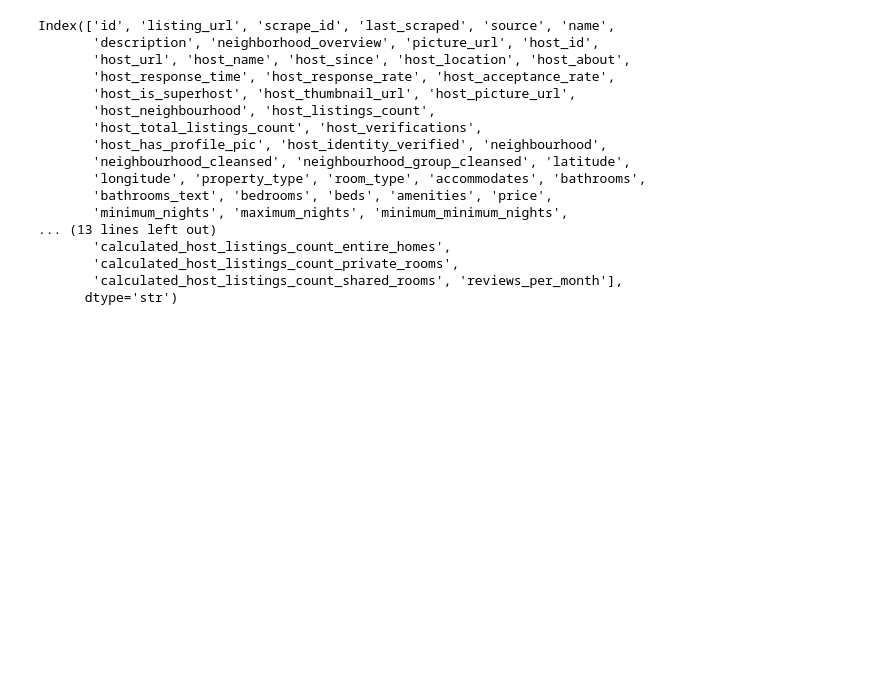
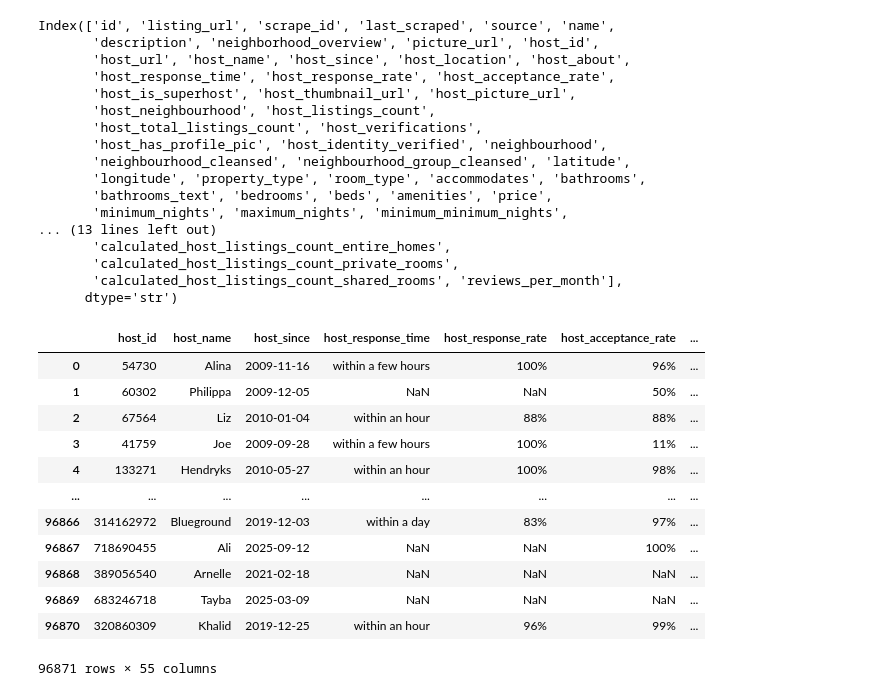
Before and after one commit to HrydeyBhatti/Exploratory-Data-Analysis-London-Airbnb-Data, a Jupyter notebook: notebooks/EDA.ipynb, the cells around one changed output. Drawn from its saved outputs; the diff is of its cells as text; code cells hidden in the pictures; blank space fills up the shorter version.

Commit message:
Checking listings  dataset after removing columns

```diff
--- a/notebooks/EDA.ipynb
+++ b/notebooks/EDA.ipynb
@@ -167,3 +167,19 @@ listings = listings_df[[
        'calculated_host_listings_count_entire_homes',
        'calculated_host_listings_count_private_rooms',
        'calculated_host_listings_count_shared_rooms', 'reviews_per_month']]
+# %%
+listings
+# %% [output]
+|  | host_id | host_name | host_since | host_response_time | host_response_rate | host_acceptance_rate | ... |
+| 0 | 54730 | Alina | 2009-11-16 | within a few hours | 100% | 96% | ... |
+| 1 | 60302 | Philippa | 2009-12-05 | NaN | NaN | 50% | ... |
+| 2 | 67564 | Liz | 2010-01-04 | within an hour | 88% | 88% | ... |
+| 3 | 41759 | Joe | 2009-09-28 | within a few hours | 100% | 11% | ... |
+| 4 | 133271 | Hendryks | 2010-05-27 | within an hour | 100% | 98% | ... |
+| ... | ... | ... | ... | ... | ... | ... | ... |
+| 96866 | 314162972 | Blueground | 2019-12-03 | within a day | 83% | 97% | ... |
+| 96867 | 718690455 | Ali | 2025-09-12 | NaN | NaN | 100% | ... |
+| 96868 | 389056540 | Arnelle | 2021-02-18 | NaN | NaN | NaN | ... |
+| 96869 | 683246718 | Tayba | 2025-03-09 | NaN | NaN | NaN | ... |
+| 96870 | 320860309 | Khalid | 2019-12-25 | within an hour | 96% | 99% | ... |
+96871 rows × 55 columns
```
